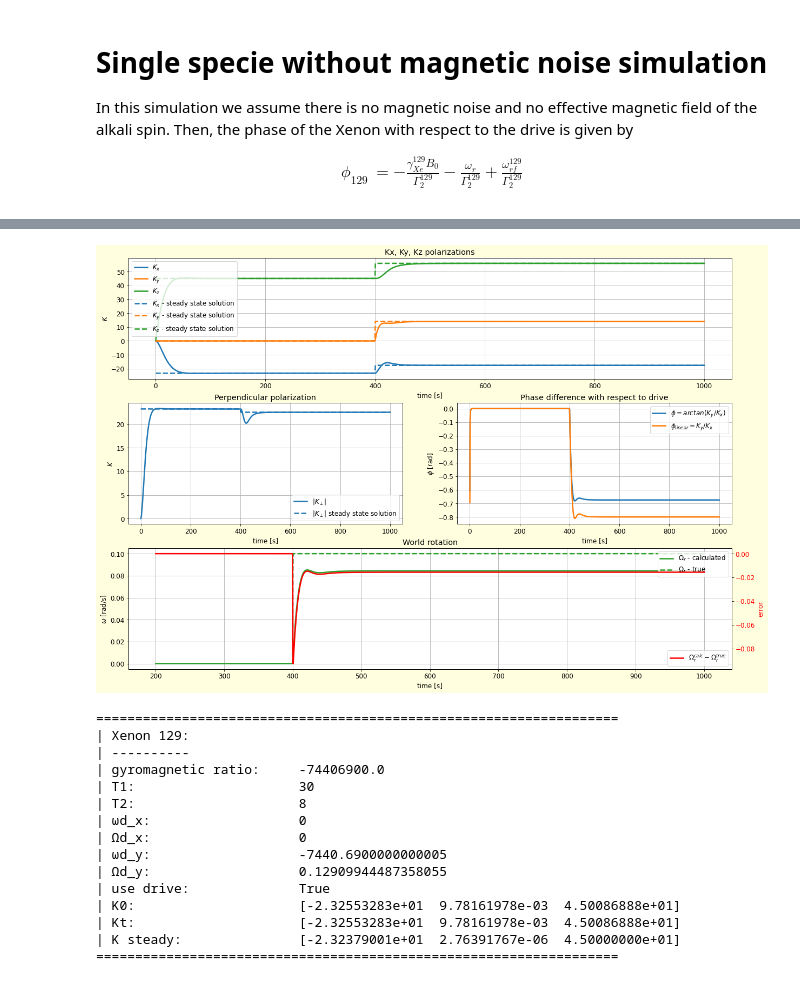
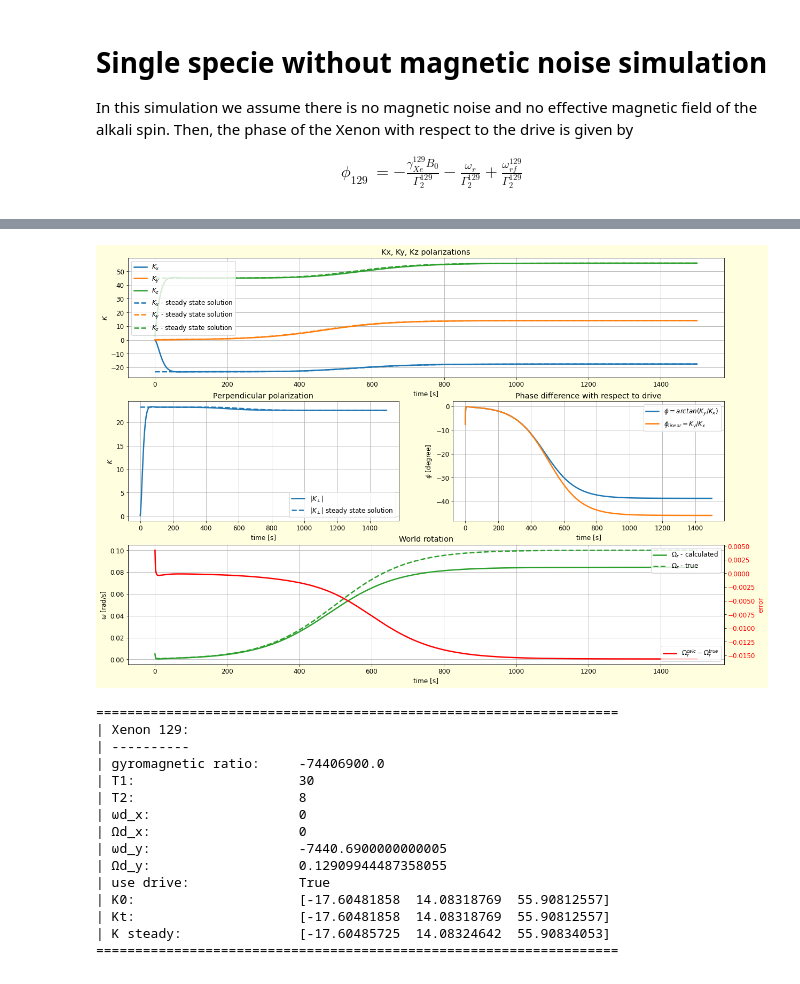
Before and after one commit to RoyElkabetz/NMR-gyroscope, a Jupyter notebook: src/NMRG_experiment1.ipynb, the cells around one changed output, grey strips where cells are left out. Cells and saved outputs as stored; diff of their text form; code cells hidden in the pictures.

```diff
--- a/src/NMRG_experiment1.ipynb
+++ b/src/NMRG_experiment1.ipynb
@@ -32,6 +32,8 @@ g129 = -74.4069*1e6       # rad  s^-1 T^-1 http://www.acadiau.ca/~bellis/resourc
 g131 = 22.0564*1e6        # rad  s^-1 T^-1 http://www.acadiau.ca/~bellis/resources/nmr/isotopes.html
 G2T = 1e-4
 T2G = 1e4
+D2R = np.pi / 180         # degrees to radians conversion. i.e. 90 deg * D2R = 1.57 [rad]
+R2D = 180 / np.pi         # radians to degrees conversion. i.e. 2pi * R2D = 360 [deg]
 # %%
 class Xenon:
   def __init__(self, gamma, t1, t2, K0=np.array([0.05, 0.03, 0.95]), name='129'):
@@ -146,6 +141,6 @@ plt.plot(wr)
 # %%
-t_final = 1000
-dt = 0.1
+t_final = 1500
+dt = 1
 steps = int(t_final // dt )
 ts1 = np.linspace(0, dt, 2)
 ts = np.linspace(0, t_final, steps)
@@ -157,7 +152,7 @@ epsilon = 1e-7
 
 B0 = 1 * G2T  * np.ones(steps)  # Tesla
 #wr = 30 * gaussian(ts, 600, 40)    # rad / s
-wr = 0.1 * sigmoid(ts, 10, 400)    # rad / s
+wr = 0.1 * sigmoid(ts, 0.01, 500)    # rad / s
 Ad = 2 * np.sqrt((1 / t1) * (1 / t2)) * np.ones(steps) # 1 / s
 wd = g129 * 1 * G2T * np.ones(steps)                   # rad / s
 Kt = np.zeros((steps, 3))
@@ -165,7 +160,6 @@ Ks = np.zeros((steps, 3))
 
 
 Xe129 = Xenon(gamma=g129, t1=t1, t2=t2, name='129')
-#Xe129.drive = False
 Xe129.K0 = np.array([-0.0259, 0.02, 0.3])
 Xe129.set_spin_exchange_amp(Rse)
 
@@ -212,38 +206,38 @@ ax2.set_ylabel("$K$")
 ax2.grid(True)
 ax2.legend()
 ax2.set_title('Perpendicular polarization')
 
 phi = np.arctan(Kt[:, 1] / Kt[:, 0])
 phi_linear = Kt[:, 1] / Kt[:, 0]
 ax3 = plt.subplot(3, 2, 4)
-ax3.plot(ts, phi, label='$\phi = arctan(K_y/K_x)$')
-ax3.plot(ts, phi_linear, label='$\phi_{linear} = K_y/K_x$')
+ax3.plot(ts, phi * R2D, label='$\phi = arctan(K_y/K_x)$')
+ax3.plot(ts, phi_linear * R2D, label='$\phi_{linear} = K_y/K_x$')
 ax3.set_xlabel("time [s]")
-ax3.set_ylabel("$\phi$ [rad]")
+ax3.set_ylabel("$\phi$ [degree]")
 ax3.grid(True)
 ax3.legend()
 ax3.set_title('Phase difference with respect to drive')
 
-ti = 200
+ti = 0
 world_rotation = -phi * Xe129.gamma2 + Xe129.gamma * B0 - Xe129.wd_y
 ax4 = plt.subplot(3, 2, (5, 6))
 ax4.plot(ts[ts > ti], world_rotation[ts > ti], label='$\Omega_r$ - calculated', color='tab:green')
 ax4.plot(ts[ts > ti], wr[ts > ti], '--', label='$\Omega_r$ - true', color='tab:green')
 ax4.set_xlabel("time [s]")
 ax4.set_ylabel("$\omega$ [rad/s]")
 ax4.grid(True)
 ax4.legend(loc='upper right')
 ax4.set_title('World rotation')
 ax5 = ax4.twinx()
 ax5.plot(ts[ts > ti], world_rotation[ts > ti] - wr[ts > ti] ,label='$\Omega_r^{calc} - \Omega_r^{true}$', color='red')
 ax5.legend(loc='lower right')
 ax5.set_ylabel('error', color='red')
 ax5.tick_params(axis='y', labelcolor='red')
 
 plt.tight_layout
 plt.show()
 # %% [output]
-[figure, old version]
+[figure, new version]
 # %%
 Xe129.display_params()
 # %% [output]
@@ -258,7 +252,7 @@ Xe129.display_params()
 | ωd_y:                   -7440.6900000000005
 | Ωd_y:                   0.12909944487358055
 | use drive:              True
-| K0:                     [-2.32553283e+01  9.78161978e-03  4.50086888e+01]
-| Kt:                     [-2.32553283e+01  9.78161978e-03  4.50086888e+01]
-| K steady:               [-2.32379001e+01  2.76391767e-06  4.50000000e+01]
+| K0:                     [-17.60481858  14.08318769  55.90812557]
+| Kt:                     [-17.60481858  14.08318769  55.90812557]
+| K steady:               [-17.60485725  14.08324642  55.90834053]
 ===================================================================
```
Also changed, not shown: parts of 3 cells of this notebook.
